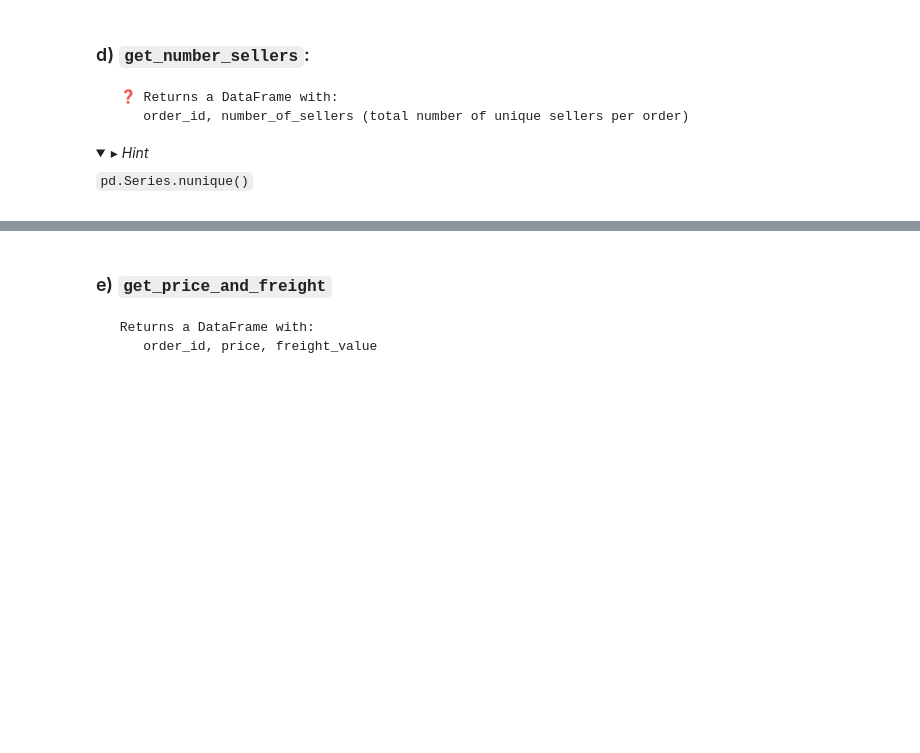
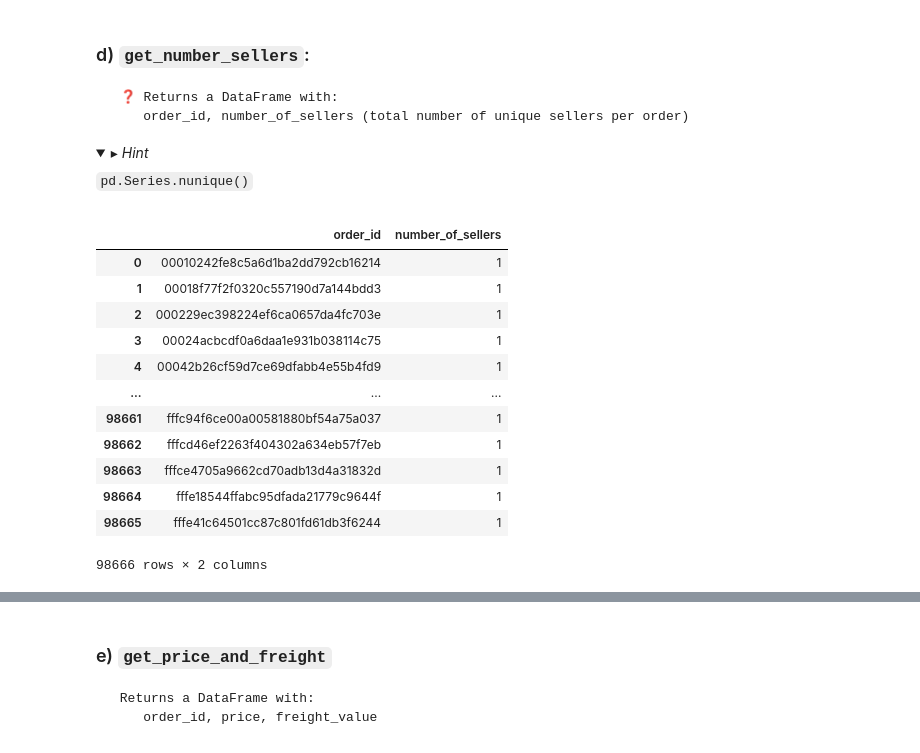
Before and after one commit to saranjthilak/data-orders, a Jupyter notebook: orders.ipynb, the cells around one changed output, grey strips where cells are left out. Drawn from its saved outputs; the diff is of its cells as text; code cells hidden in the pictures; folded sections open; blank space fills up the shorter version.

```diff
--- a/orders.ipynb
+++ b/orders.ipynb
@@ -197,3 +376,28 @@ result.write(); print(result.check())
+# %%
+items = data['order_items'].copy()
+sellers = data['sellers'].copy()
+merged = items.merge(sellers, on='seller_id', how='left')
+number_of_sellers = (
+    merged.groupby('order_id')['seller_id']
+    .nunique()
+    .reset_index(name='number_of_sellers')
+)
+result = number_of_sellers[['order_id', 'number_of_sellers']]
+result
+# %% [output]
+|  | order_id | number_of_sellers |
+| 0 | 00010242fe8c5a6d1ba2dd792cb16214 | 1 |
+| 1 | 00018f77f2f0320c557190d7a144bdd3 | 1 |
+| 2 | 000229ec398224ef6ca0657da4fc703e | 1 |
+| 3 | 00024acbcdf0a6daa1e931b038114c75 | 1 |
+| 4 | 00042b26cf59d7ce69dfabb4e55b4fd9 | 1 |
+| ... | ... | ... |
+| 98661 | fffc94f6ce00a00581880bf54a75a037 | 1 |
+| 98662 | fffcd46ef2263f404302a634eb57f7eb | 1 |
+| 98663 | fffce4705a9662cd70adb13d4a31832d | 1 |
+| 98664 | fffe18544ffabc95dfada21779c9644f | 1 |
+| 98665 | fffe41c64501cc87c801fd61db3f6244 | 1 |
+98666 rows × 2 columns
 # %%
 from nbresult import ChallengeResult
 result = ChallengeResult('number_sellers',
```
Also changed, not shown: parts of 25 cells of this notebook.
